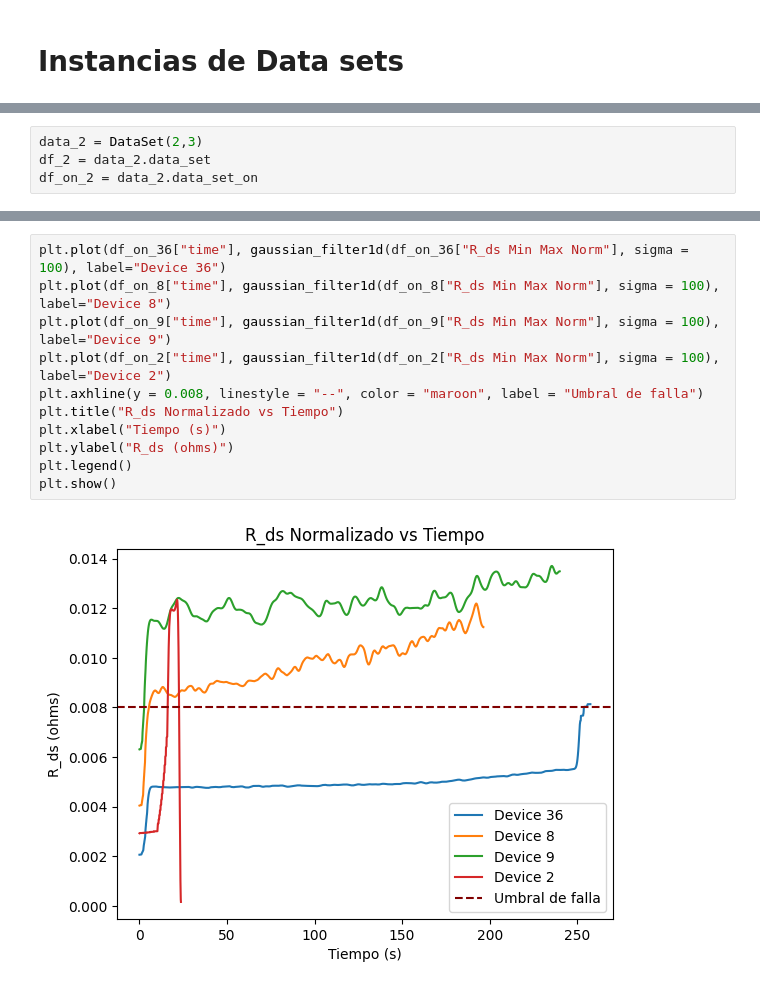
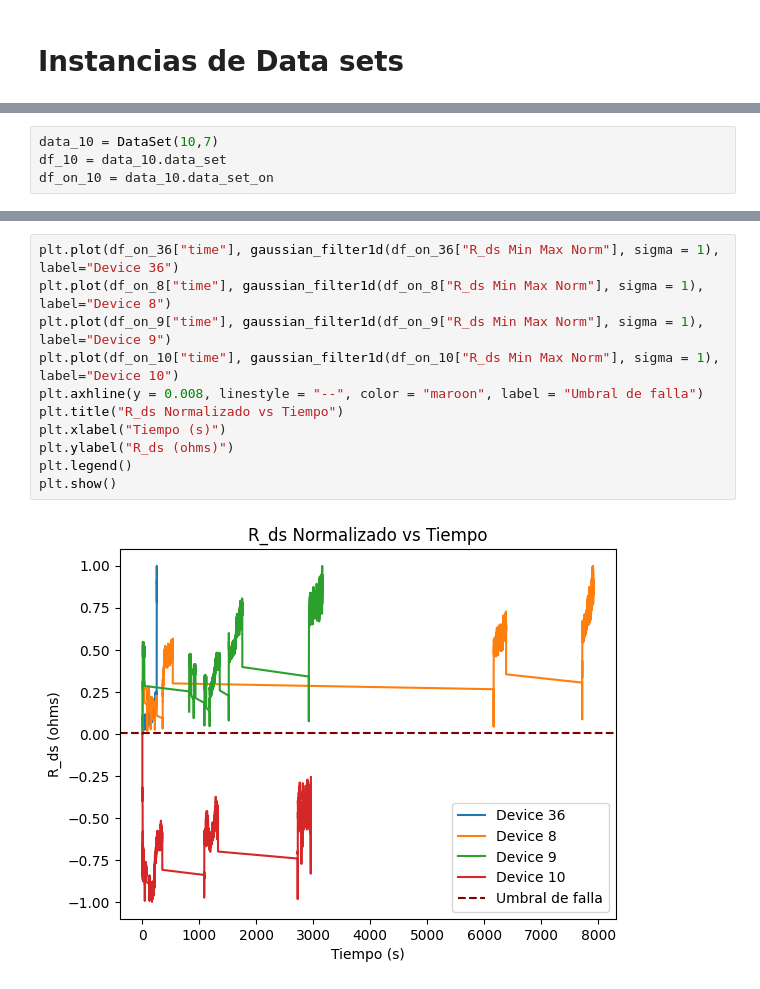
Before and after one commit to JoseUfre/Proyecto-Monitoreo-de-Condicion-2025-1, a Jupyter notebook: Lectura_datos.ipynb, the cells around one changed output, grey strips where cells are left out. Cells and saved outputs as stored; diff of their text form.

```diff
--- a/Lectura_datos.ipynb
+++ b/Lectura_datos.ipynb
@@ -125,4 +141,4 @@ df_on_9 = data_9.data_set_on
 # %%
-data_2 = DataSet(2,3)
-df_2 = data_2.data_set
-df_on_2 = data_2.data_set_on
+data_10 = DataSet(10,7)
+df_10 = data_10.data_set
+df_on_10 = data_10.data_set_on
@@ -129,16 +156,16 @@ df_on_2 = data_2.data_set_on
 # %%
-plt.plot(df_on_36["time"], gaussian_filter1d(df_on_36["R_ds Min Max Norm"], sigma = 100), label="Device 36")
-plt.plot(df_on_8["time"], gaussian_filter1d(df_on_8["R_ds Min Max Norm"], sigma = 100), label="Device 8")
-plt.plot(df_on_9["time"], gaussian_filter1d(df_on_9["R_ds Min Max Norm"], sigma = 100), label="Device 9")
-plt.plot(df_on_2["time"], gaussian_filter1d(df_on_2["R_ds Min Max Norm"], sigma = 100), label="Device 2")
+plt.plot(df_on_36["time"], gaussian_filter1d(df_on_36["R_ds Min Max Norm"], sigma = 1), label="Device 36")
+plt.plot(df_on_8["time"], gaussian_filter1d(df_on_8["R_ds Min Max Norm"], sigma = 1), label="Device 8")
+plt.plot(df_on_9["time"], gaussian_filter1d(df_on_9["R_ds Min Max Norm"], sigma = 1), label="Device 9")
+plt.plot(df_on_10["time"], gaussian_filter1d(df_on_10["R_ds Min Max Norm"], sigma = 1), label="Device 10")
 plt.axhline(y = 0.008, linestyle = "--", color = "maroon", label = "Umbral de falla")
 plt.title("R_ds Normalizado vs Tiempo")
 plt.xlabel("Tiempo (s)")
 plt.ylabel("R_ds (ohms)")
 plt.legend()
 plt.show()
 # %% [output]
-[figure, old version]
+[figure, new version]
 # %%
 plt.plot(df_on_36["time"], gaussian_filter1d(df_on_36["temperature"], sigma = 100), label="Device 36")
 plt.plot(df_on_8["time"], gaussian_filter1d(df_on_8["temperature"], sigma = 100), label="Device 8")
```
Also changed, not shown: parts of 6 cells of this notebook.
